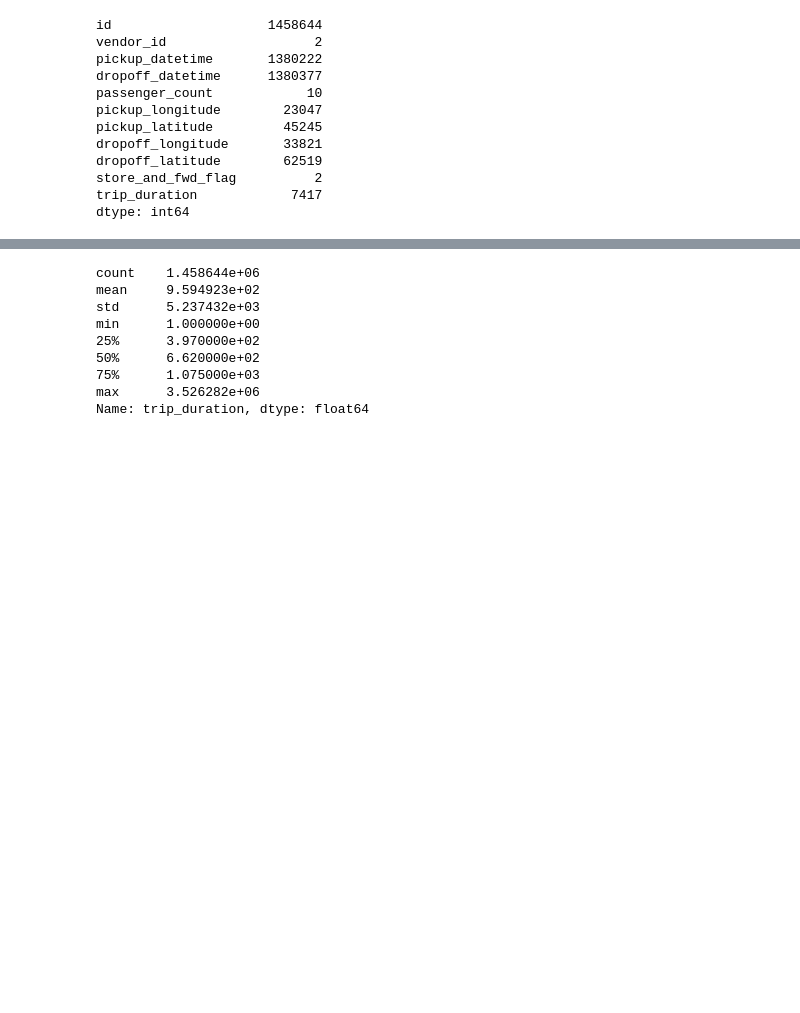
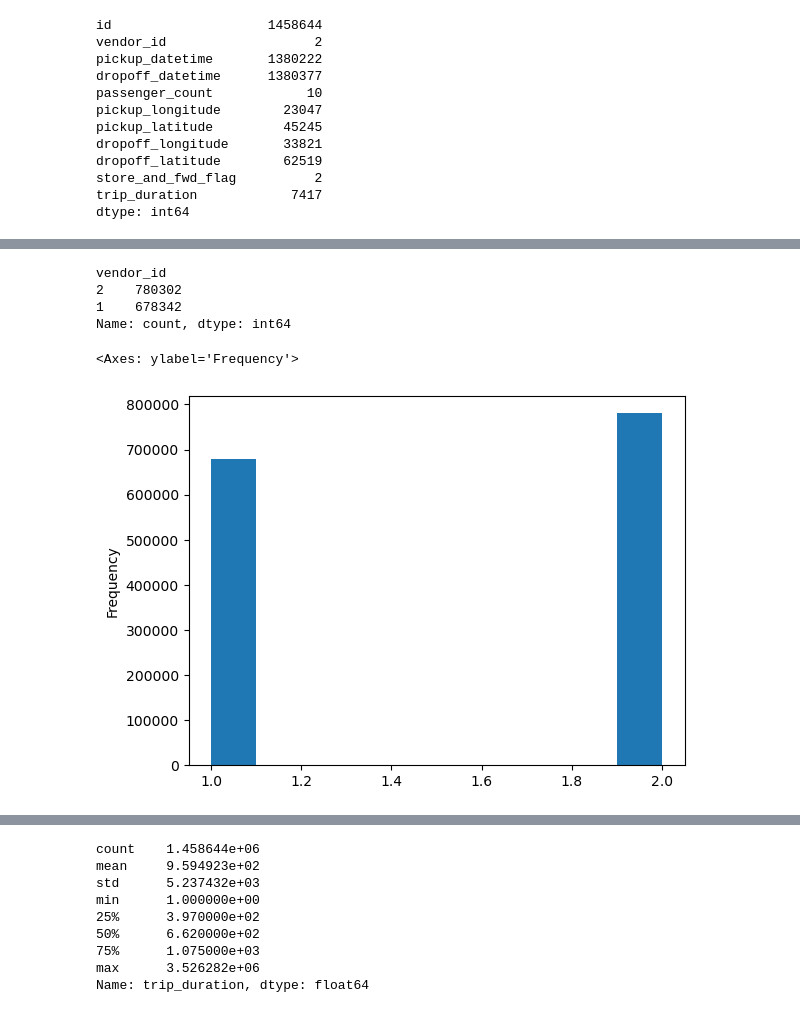
Before and after one commit to Wendo99/NYC-Taxi-Trip-Duration, a Jupyter notebook: main.ipynb, the cells around one changed output, grey strips where cells are left out. Cells and saved outputs as stored; diff of their text form; code cells hidden in the pictures; blank space fills up the shorter version.

```diff
--- a/main.ipynb
+++ b/main.ipynb
@@ -135,0 +184,13 @@ taxi['dropoff_datetime'] = pd.to_datetime(taxi['dropoff_datetime'])
+# %%
+# Vendor ID
+taxi_data_raw['vendor_id'].value_counts()
+# %% [output]
+vendor_id
+2    780302
+1    678342
+Name: count, dtype: int64
+# %%
+taxi_data_raw['vendor_id'].plot.hist()
+# %% [output]
+<Axes: ylabel='Frequency'>
+[figure, added]
```
Also changed, not shown: parts of 92 cells of this notebook, 3 other files.
